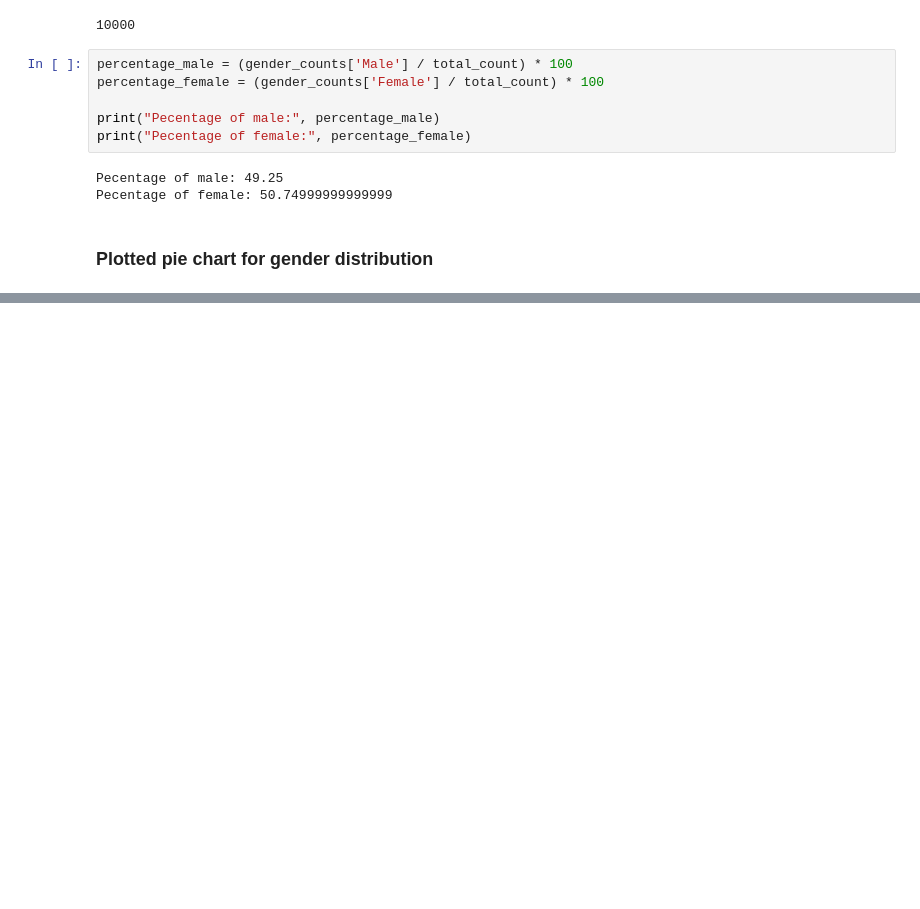
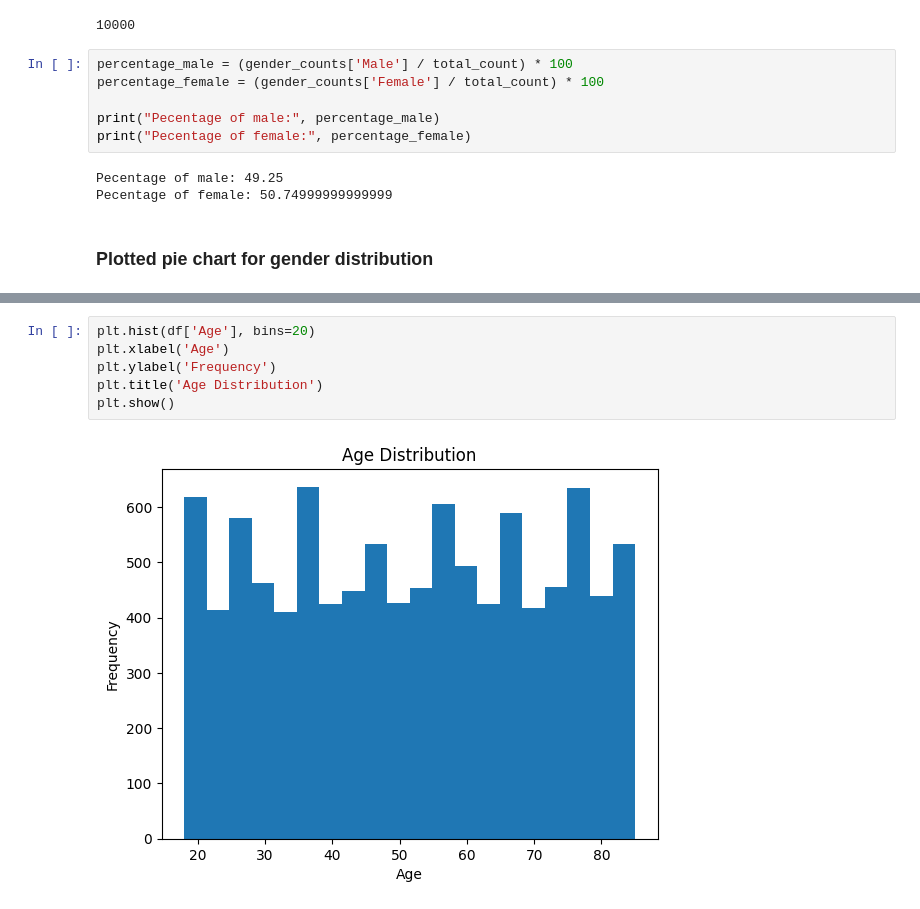
Before and after one commit to danishzayan/DS_Presentation, a Jupyter notebook: DS_Presentation.ipynb, the cells around one changed output, grey strips where cells are left out. Saved outputs shown, nothing was run; the diff lists cells and outputs as text; blank space fills up the shorter version.

```diff
--- a/DS_Presentation.ipynb
+++ b/DS_Presentation.ipynb
@@ -350,0 +371,8 @@ plt.show()
+# %%
+plt.hist(df['Age'], bins=20)
+plt.xlabel('Age')
+plt.ylabel('Frequency')
+plt.title('Age Distribution')
+plt.show()
+# %% [output]
+[figure, added]
```
Also changed, not shown: parts of 9 cells of this notebook.
